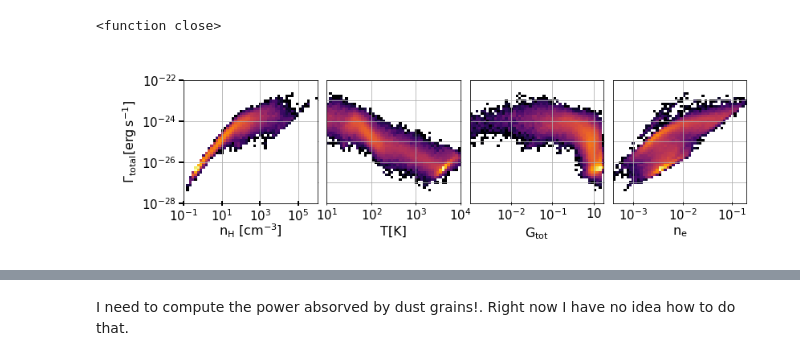
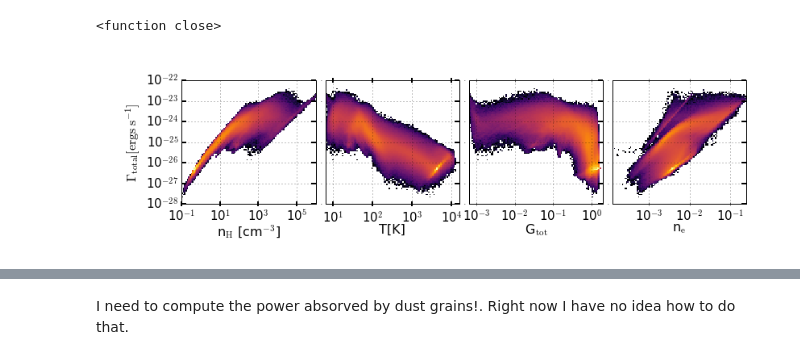
Before and after one commit to jcibanezm/PeHeat_AnalysisScripts, a Jupyter notebook: ReadFile_ParametricHeating.ipynb, the cells around one changed output, grey strips where cells are left out. Drawn from its saved outputs; the diff is of its cells as text; code cells hidden in the pictures.

```diff
--- a/ReadFile_ParametricHeating.ipynb
+++ b/ReadFile_ParametricHeating.ipynb
@@ -21,15 +21,26 @@ import MCMCFit as mcmc
 
 %matplotlib inline
 # %%
-filename = "TotaHeating_parametric_0pcent.pkl"
-#data_dir = "/home/jcibanezm/codes/run/PeHeat/ParametricHeating/" #DustBox
-data_dir = "/Users/juan/codes/run/PeHeating/" #Laptop
+filename = "TotaHeating_parametric_50pcent.pkl"
+data_dir = "/home/jcibanezm/codes/run/PeHeat/ParametricHeating/" #DustBox
+#data_dir = "/Users/juan/codes/run/PeHeating/" #Laptop
 
 pkl_file = open("%s%s"%(data_dir, filename))
 heatDict = pickle.load(pkl_file)
 pkl_file.close
 # %% [output]
 <function close>
+# %%
+too_high = np.where(heatDict["nH"] > 1.0e6)
+
+arrs = []
+newdict = {"info":"purged the very large values"}
+
+for key in heatDict.keys():
+    #arrs.append(0)
+    if key!="info":
+        #print(key)
+        heatDict[key] = np.delete(heatDict[key], too_high)
 # %%
 xsize = 11
 ysize = 3
@@ -39,7 +50,7 @@ nfigs_y = 1
 
 fig = plt.figure(figsize=(xsize, ysize))
 
-hpad = 0.181
+hpad = 0.183
 wpad = 0.10
 wwpad = 0.015
 
@@ -49,7 +60,7 @@ ys_panel = 0.708 / nfigs_y
 # Formatting tick labels in log scale.
 def format_func(value, tick_number):
     # find number of multiples of pi/2
-    return "10$^{%.i}$"%value
+    return "10$^{%.1i}$"%value
 
 
 
@@ -74,12 +85,14 @@ jj = 0
 
 ax = fig.add_axes([wpad + ii*xs_panel, hpad + jj*ys_panel, xs_panel, ys_panel])
 
-cax = ax.hist2d(np.log10(heatDict["nH"]), np.log10(heatDict["PeHtot"]), bins=50, norm=LogNorm(), cmap="inferno", range=[[-1, 6.0],[-28, -22]])
+cax = ax.hist2d(np.log10(heatDict["nH"]), np.log10(heatDict["PeHtot"]), bins=100, norm=LogNorm(), cmap="inferno", range=[[-1, 6.0],[-28, -22]])
 
 ax.grid("on")
 ax.tick_params(axis='x', which='both', bottom='on', top='off', direction= 'inout',labelbottom='on') # labels along the bottom edge are off
-ax.set_ylabel("$\Gamma_{\mathrm{total}}[\mathrm{erg \, s}^{-1}]$", fontsize=16)
+
+ax.set_ylabel("$\Gamma_{\mathrm{total}}[\mathrm{ergs \; s}^{-1}]$", fontsize=16)
 ax.set_xlabel("n$_{\mathrm{H}}$ [cm$^{-3}$]", fontsize=16, labelpad=-1)
+
 ax.tick_params(axis='x', which='both', bottom='on', labelbottom='on')
 ax.tick_params(axis='both', which='major', length=6, width=2, labelsize=15)
 
@@ -100,20 +113,17 @@ jj = 0
 
 ax = fig.add_axes([wpad + ii*(xs_panel+wwpad), hpad + jj*ys_panel, xs_panel, ys_panel])
 
-cax = ax.hist2d(np.log10(heatDict["temp"]), np.log10(heatDict["PeHtot"]), bins=50, norm=LogNorm(), cmap="inferno", range=[[1, 4],[-28, -22]])
+cax = ax.hist2d(np.log10(heatDict["temp"]), np.log10(heatDict["PeHtot"]), bins=100, norm=LogNorm(), cmap="inferno", range=[[0.8, 4.2],[-28, -22]])
 
 ax.grid("on")
 
-ax.tick_params(axis='x', which='both', bottom='on', labelbottom='on', labelsize=15)
-#ax.tick_params(axis='both', which='major', length=6, width=2, labelsize=15)
+ax.set_xlabel("T[K]", fontsize=16, labelpad=-1)
+ax.tick_params(axis='x', which='both', bottom='on', labelbottom='on', direction= 'inout', labelsize=15, pad=0)
 
-ax.tick_params(axis='x', which='both', bottom='on', top='off', direction= 'inout',labelbottom='on') # labels along the bottom edge are off
-
-ax.set_xlabel("T[K]", fontsize=16)
-
+ax.tick_params(axis='both', which='major', length=6, width=2, labelsize=15)
 ax.tick_params(axis='y', left="off", which='major', length=6, width=2, labelsize=0)
 
-#ax.xaxis.set_major_locator(MaxNLocator(integer=True))
+ax.xaxis.set_major_locator(MaxNLocator(integer=True))
 ax.xaxis.set_major_formatter(plt.FuncFormatter(format_func))
 
 
@@ -124,55 +134,51 @@ jj = 0
 
 ax = fig.add_axes([wpad + ii*(xs_panel+wwpad), hpad + jj*ys_panel, xs_panel, ys_panel])
 
-cax = ax.hist2d(np.log10(heatDict["Gtot"]), np.log10(heatDict["PeHtot"]), bins=50, norm=LogNorm(), cmap="inferno", range=[[-2.99, np.log10(1.7)],[-28, -22]])
+cax = ax.hist2d(np.log10(heatDict["Gtot"]), np.log10(heatDict["PeHtot"]), bins=100, norm=LogNorm(), cmap="inferno", range=[[-3.2, np.log10(2.0)],[-28, -22]])
 
 ax.grid("on")
 
-ax.tick_params(axis='x', which='both', bottom='on', labelbottom='on', labelsize=15)
-#ax.tick_params(axis='both', which='major', length=6, width=2, labelsize=15)
-
-ax.tick_params(axis='x', which='both', bottom='on', top='off', direction= 'inout',labelbottom='on') # labels along the bottom edge are off
-
-ax.set_xlabel("G$_{\mathrm{tot}}$", fontsize=16)
+ax.set_xlabel("G$_{\mathrm{tot}}$", fontsize=16, labelpad=-1)
+ax.tick_params(axis='x', which='both', bottom='on', labelbottom='on', direction= 'inout', labelsize=15)
 
 ax.tick_params(axis='y', left="off", which='major', length=6, width=2, labelsize=0)
 
-ax.xaxis.set_major_locator(MaxNLocator(integer=True))
+
+#ax.xaxis.set_major_locator(MaxNLocator(integer=True))
+majors = [-3, -2, -1, 0]
+ax.xaxis.set_major_locator(ticker.FixedLocator(majors))
 ax.xaxis.set_major_formatter(plt.FuncFormatter(format_func))
 
 
 #------------------------------------------------------------------------------------------------
 # From bottom left, to upper right.
 ii = 3
 jj = 0
 
 ax = fig.add_axes([wpad + ii*(xs_panel+wwpad), hpad + jj*ys_panel, xs_panel, ys_panel])
 
-cax = ax.hist2d(np.log10(heatDict["new_ne"]), np.log10(heatDict["PeHtot"]), bins=50, norm=LogNorm(), cmap="inferno", range=[[np.log10(np.min(heatDict["new_ne"])), np.log10(np.max(heatDict["new_ne"]))],[-28, -22]])
+cax = ax.hist2d(np.log10(heatDict["new_ne"]), np.log10(heatDict["PeHtot"]), bins=100, norm=LogNorm(), cmap="inferno", range=[[-3.9, np.log10(np.max(heatDict["new_ne"]))],[-28, -22]])
 
 ax.grid("on")
 
-ax.tick_params(axis='x', which='both', bottom='on', labelbottom='on', labelsize=15)
+ax.set_xlabel("n$_{\mathrm{e}}$", fontsize=16, labelpad=-1)
+ax.tick_params(axis='x', which='both', bottom='on', labelbottom='on', direction= 'inout', labelsize=15)
 #ax.tick_params(axis='both', which='major', length=6, width=2, labelsize=15)
 
-ax.tick_params(axis='x', which='both', bottom='on', top='off', direction= 'inout',labelbottom='on') # labels along the bottom edge are off
+#ax.tick_params(axis='x', which='both', bottom='on', top='off', direction= 'inout',labelbottom='on') # labels along the bottom edge are off
 
-ax.set_xlabel("n$_{\mathrm{e}}$", fontsize=16)
 
 ax.tick_params(axis='y', left="off", which='major', length=6, width=2, labelsize=0)
 
-#ax.xaxis.set_major_locator(MaxNLocator(integer=True))
+ax.xaxis.set_major_locator(MaxNLocator(integer=True))
 ax.xaxis.set_major_formatter(plt.FuncFormatter(format_func))
 
-
-
-#fig.savefig("/home/jcibanezm/Dropbox/Projects/Papers/In_Progress/PeHeat_dust/Figures/TotalHeating_parametric.df", format="pdf")
-fig.savefig("/Users/juan/Dropbox/Projects/Papers/In_Progress/PeHeat_dust/Figures/TotalHeating_parametric.pdf", format="pdf")
-
+fig.savefig("/home/jcibanezm/Dropbox/Projects/Papers/In_Progress/PeHeat_dust/Figures/TotalHeating_parametric.pdf", format="pdf")
+#fig.savefig("/Users/juan/Dropbox/Projects/Papers/In_Progress/PeHeat_dust/Figures/TotalHeating_parametric.pdf", format="pdf")
 
 fig.show()
 # %% [output]
-[figure, old version]
+[figure, new version]
 # %%
 fig = plt.figure(figsize=(5.5,5))
 
```
Also changed, not shown: parts of 4 cells of this notebook, 9 other files.
